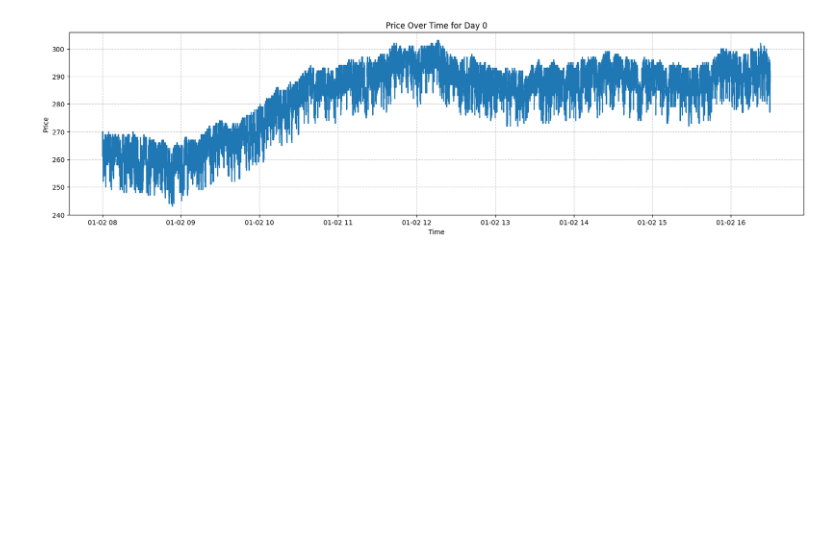
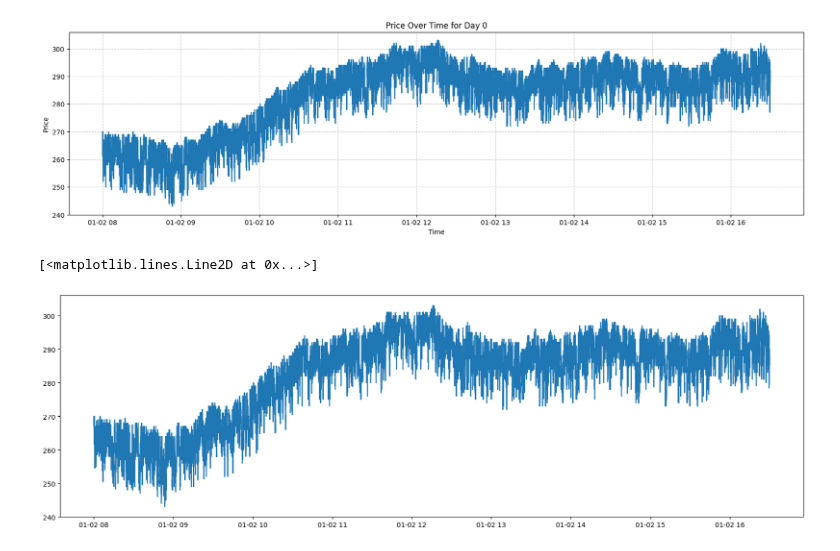
Before and after one commit to UoB-DSMP-2023-24/dsmp-2024-group-19, a Jupyter notebook: Tapes_EDA.ipynb, the cells around one changed output. Saved outputs shown, nothing was run; the diff lists cells and outputs as text; code cells hidden in the pictures; blank space fills up the shorter version.

```diff
--- a/Tapes_EDA.ipynb
+++ b/Tapes_EDA.ipynb
@@ -115,6 +115,12 @@ plt.show()
 # %%
 resampled_df = tapes[0]
 resampled_df["Price*Volume"] = resampled_df["Price"] * resampled_df["Volume"]
 resampled_df = resampled_df.resample("1s").sum()
 resampled_df["Price"] = resampled_df["Price*Volume"] / resampled_df["Volume"]
-plt.plot()
+resampled_df["Price"] = resampled_df["Price"].fillna(method='ffill')
+
+plt.figure(figsize=(20,6))
+plt.plot(resampled_df.index, resampled_df["Price"])
+# %% [output]
+[<matplotlib.lines.Line2D at 0x...>]
+[figure, added]
```
